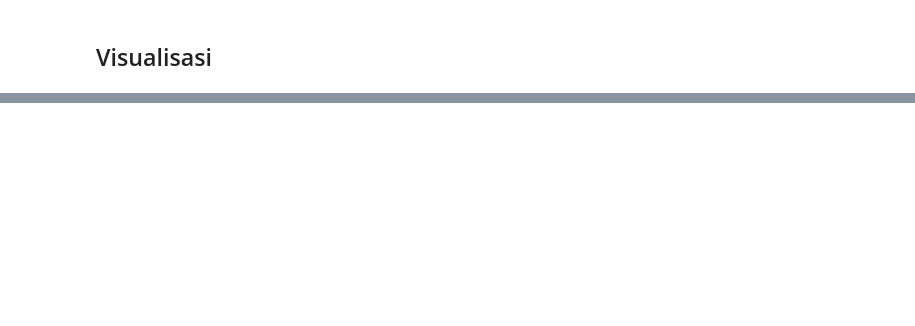
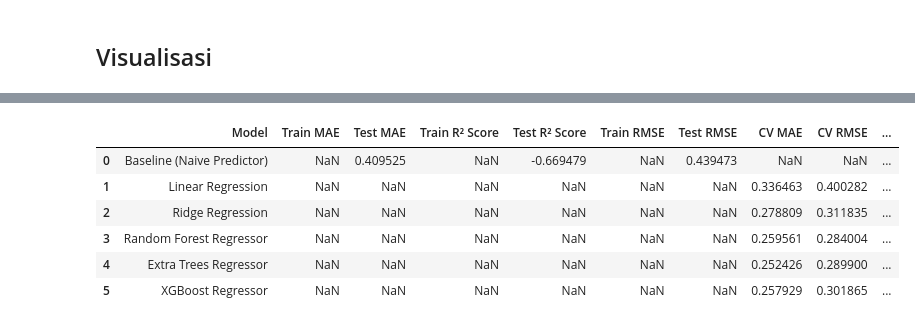
Before and after one commit to mdprsty16/waste-management-stack, a Jupyter notebook: apps/ml-build/notebooks/02_experiment_modelling.ipynb, the cells around one changed output, grey strips where cells are left out. Drawn from its saved outputs; the diff is of its cells as text; code cells hidden in the pictures; blank space fills up the shorter version.

```diff
--- a/apps/ml-build/notebooks/02_experiment_modelling.ipynb
+++ b/apps/ml-build/notebooks/02_experiment_modelling.ipynb
@@ -346,0 +663,80 @@ plt.show()
+# %%
+from sklearn.model_selection import TimeSeriesSplit
+
+tscv = TimeSeriesSplit(n_splits=5)
+
+y_train_orig = np.expm1(y_train_log)
+
+results = []
+
+y_pred_naive_orig = np.expm1(X_test["monday_weekend_interaction"])
+results.append(
+    {
+        "Model": "Baseline (Naive Predictor)",
+        "Train MAE": np.nan,
+        "Test MAE": mean_absolute_error(y_test_orig, y_pred_naive_orig),
+        "Train R² Score": np.nan,
+        "Test R² Score": r2_score(y_test_orig, y_pred_naive_orig),
+        "Train RMSE": np.nan,
+        "Test RMSE": np.sqrt(mean_squared_error(y_test_orig, y_pred_naive_orig)),
+    }
+)
+
+for name, model in models.items():
+
+    mae_scores = []
+    rmse_scores = []
+    r2_scores = []
+
+    for train_idx, test_idx in tscv.split(X):
+
+        X_train_cv = X.iloc[train_idx]
+        X_test_cv = X.iloc[test_idx]
+
+        y_train_cv_log = y_log.iloc[train_idx]
+        y_test_cv_log = y_log.iloc[test_idx]
+
+        y_test_cv_orig = np.expm1(y_test_cv_log)
+
+        model.fit(X_train_cv, y_train_cv_log)
+
+        y_pred_cv_log = model.predict(X_test_cv)
+        y_pred_cv_orig = np.expm1(y_pred_cv_log)
+
+        mae_scores.append(
+            mean_absolute_error(
+                y_test_cv_orig,
+                y_pred_cv_orig
+            )
+        )
+
+        rmse_scores.append(
+            np.sqrt(
+                mean_squared_error(
+                    y_test_cv_orig,
+                    y_pred_cv_orig
+                )
+            )
+        )
+
+        r2_scores.append(
+            r2_score(
+                y_test_cv_orig,
+                y_pred_cv_orig
+            )
+        )
+
+    results.append(
+        {
+            "Model": name,
+            "CV MAE": np.mean(mae_scores),
+            "CV RMSE": np.mean(rmse_scores),
+            "CV R²": np.mean(r2_scores),
+            "MAE Std": np.std(mae_scores),
+        }
+    )
+
+df_results = pd.DataFrame(results)
+print("Proses pelatihan dan evaluasi seluruh model selesai!")
+display(df_results)
+# %% [output]
@@ -346,0 +744,7 @@ plt.show()
+|  | Model | Train MAE | Test MAE | Train R² Score | Test R² Score | Train RMSE | Test RMSE | CV MAE | CV RMSE | ... |
+| 0 | Baseline (Naive Predictor) | NaN | 0.409525 | NaN | -0.669479 | NaN | 0.439473 | NaN | NaN | ... |
+| 1 | Linear Regression | NaN | NaN | NaN | NaN | NaN | NaN | 0.336463 | 0.400282 | ... |
+| 2 | Ridge Regression | NaN | NaN | NaN | NaN | NaN | NaN | 0.278809 | 0.311835 | ... |
+| 3 | Random Forest Regressor | NaN | NaN | NaN | NaN | NaN | NaN | 0.259561 | 0.284004 | ... |
+| 4 | Extra Trees Regressor | NaN | NaN | NaN | NaN | NaN | NaN | 0.252426 | 0.289900 | ... |
+| 5 | XGBoost Regressor | NaN | NaN | NaN | NaN | NaN | NaN | 0.257929 | 0.301865 | ... |
```
Also changed, not shown: parts of 13 cells of this notebook, 2 other files.
